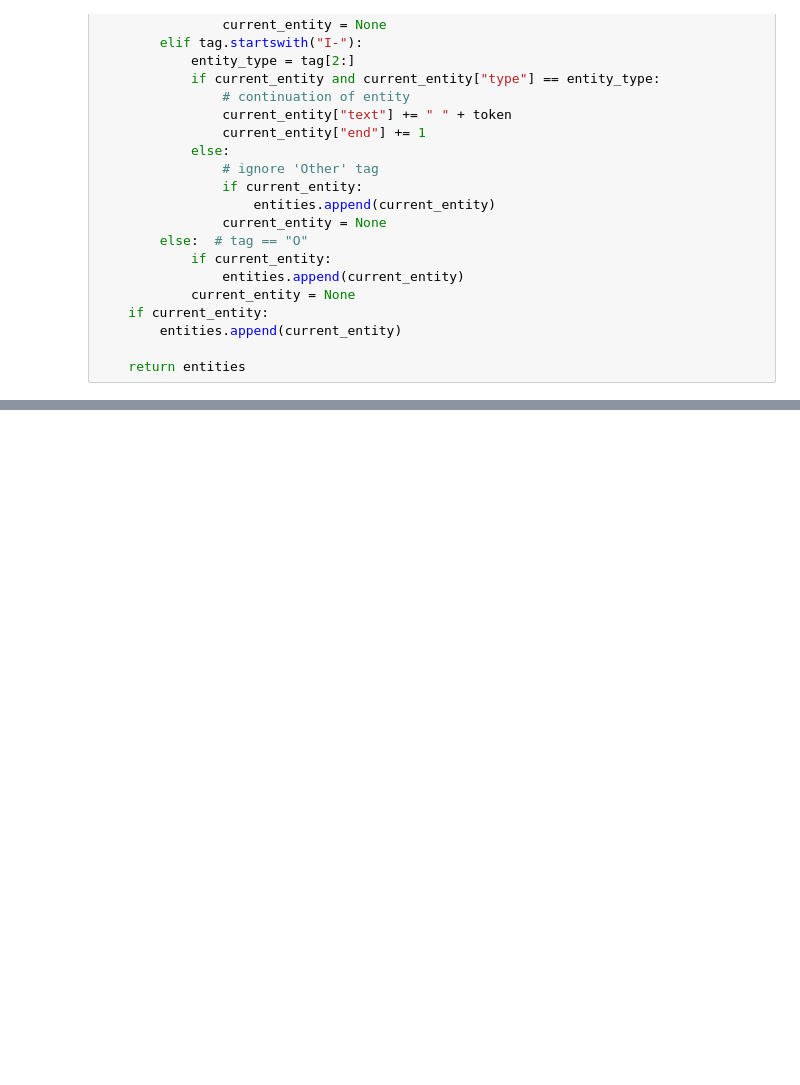
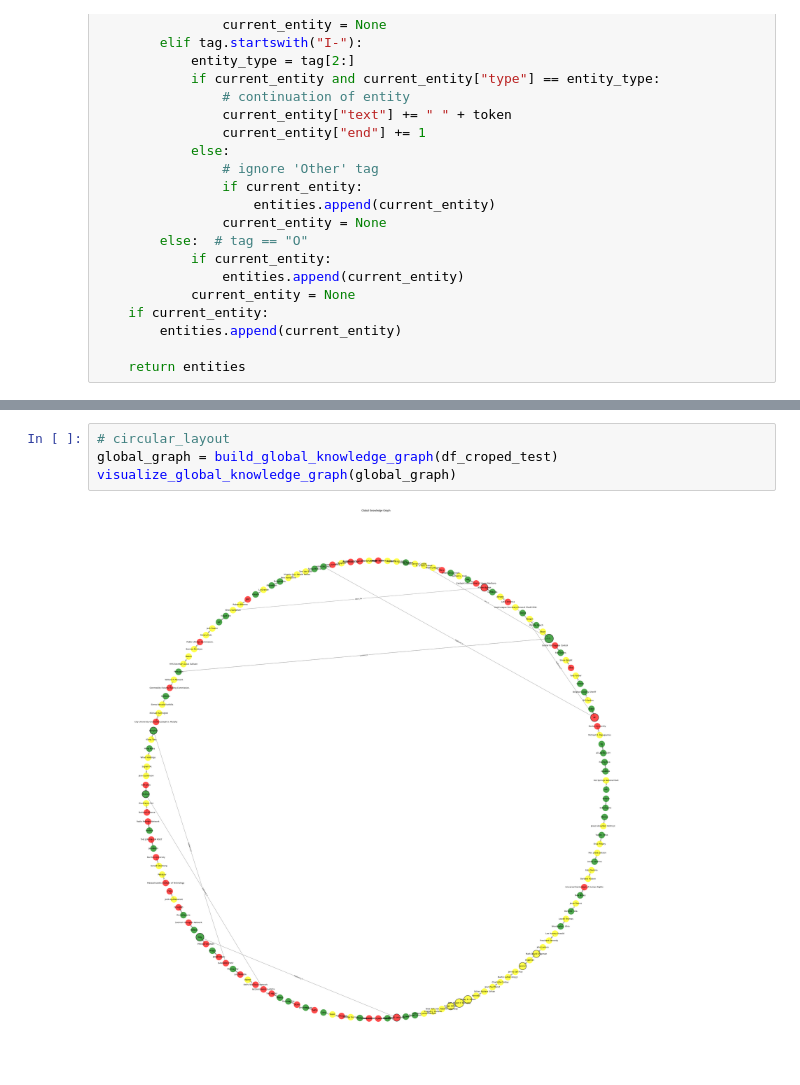
Before and after one commit to Ulyana-Nagornaya/NER_for_KG, a Jupyter notebook: notebooks/CRF_ML.ipynb, the cells around one changed output, grey strips where cells are left out. Saved outputs shown, nothing was run; the diff lists cells and outputs as text; blank space fills up the shorter version.

```diff
--- a/notebooks/CRF_ML.ipynb
+++ b/notebooks/CRF_ML.ipynb
@@ -758,0 +794,6 @@ On Monday , one man was lost from an oil rig off Grand Isle , La. , as the storm
+# %%
+# circular_layout
+global_graph = build_global_knowledge_graph(df_croped_test)
+visualize_global_knowledge_graph(global_graph)
+# %% [output]
+[figure, added]
```
Also changed, not shown: parts of 18 cells of this notebook, 1 other file.
